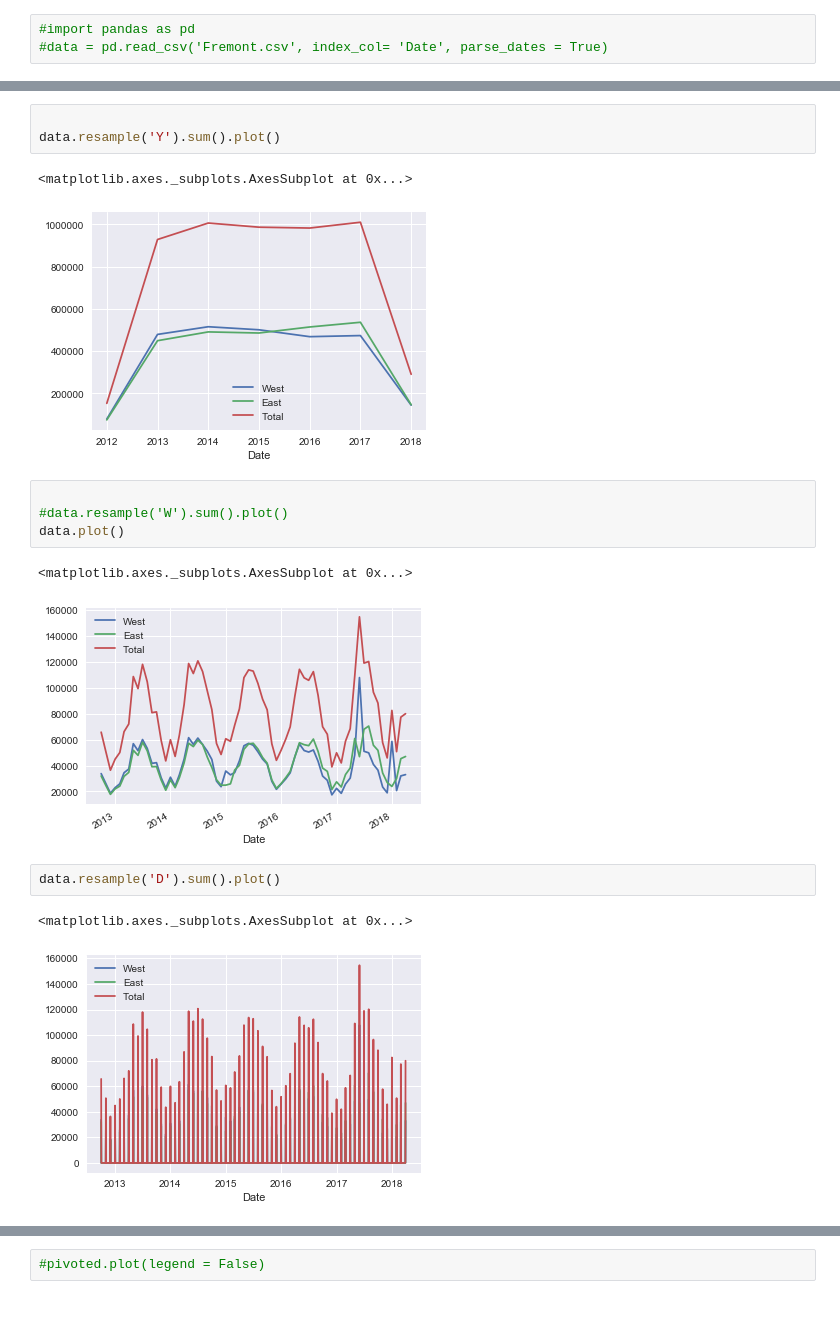
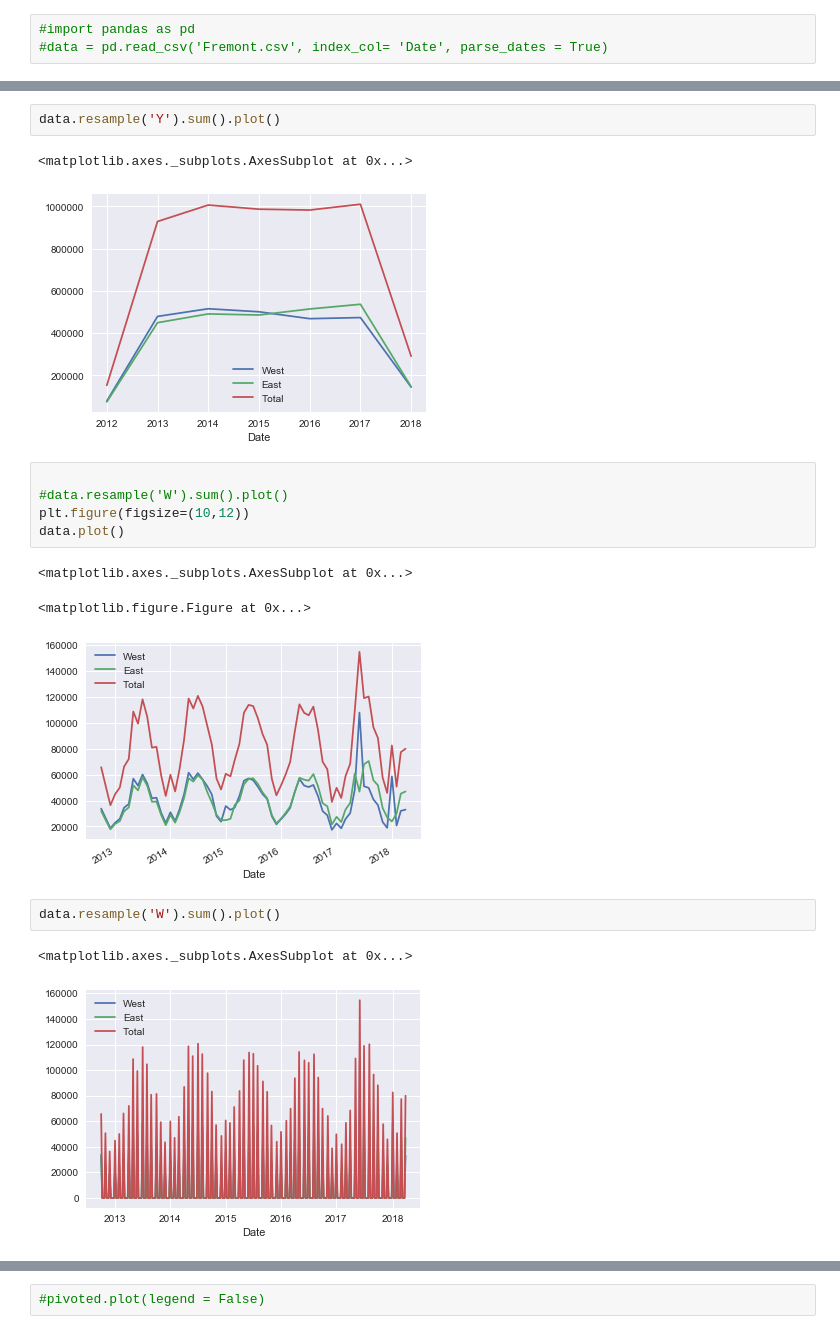
Before and after one commit to MrRutledge/Seattle_Bridge_Data_work_flow, a Jupyter notebook: DataWorkFlow.ipynb, the cells around one changed output, grey strips where cells are left out. Saved outputs shown, nothing was run; the diff lists cells and outputs as text.

```diff
--- a/DataWorkFlow.ipynb
+++ b/DataWorkFlow.ipynb
@@ -32,5 +50,4 @@ data.head()
 # %%
-
 data.resample('Y').sum().plot()
 # %% [output]
 <matplotlib.axes._subplots.AxesSubplot at 0x...>
@@ -38,12 +55,14 @@ data.resample('Y').sum().plot()
 # %%
 
 #data.resample('W').sum().plot()
+plt.figure(figsize=(10,12))
 data.plot()
 # %% [output]
 <matplotlib.axes._subplots.AxesSubplot at 0x...>
+<matplotlib.figure.Figure at 0x...>
 [figure]
 # %%
-data.resample('D').sum().plot()
+data.resample('W').sum().plot()
 # %% [output]
 <matplotlib.axes._subplots.AxesSubplot at 0x...>
-[figure, old version]
+[figure, new version]
```
Also changed, not shown: parts of 10 cells of this notebook, 5 other files.
